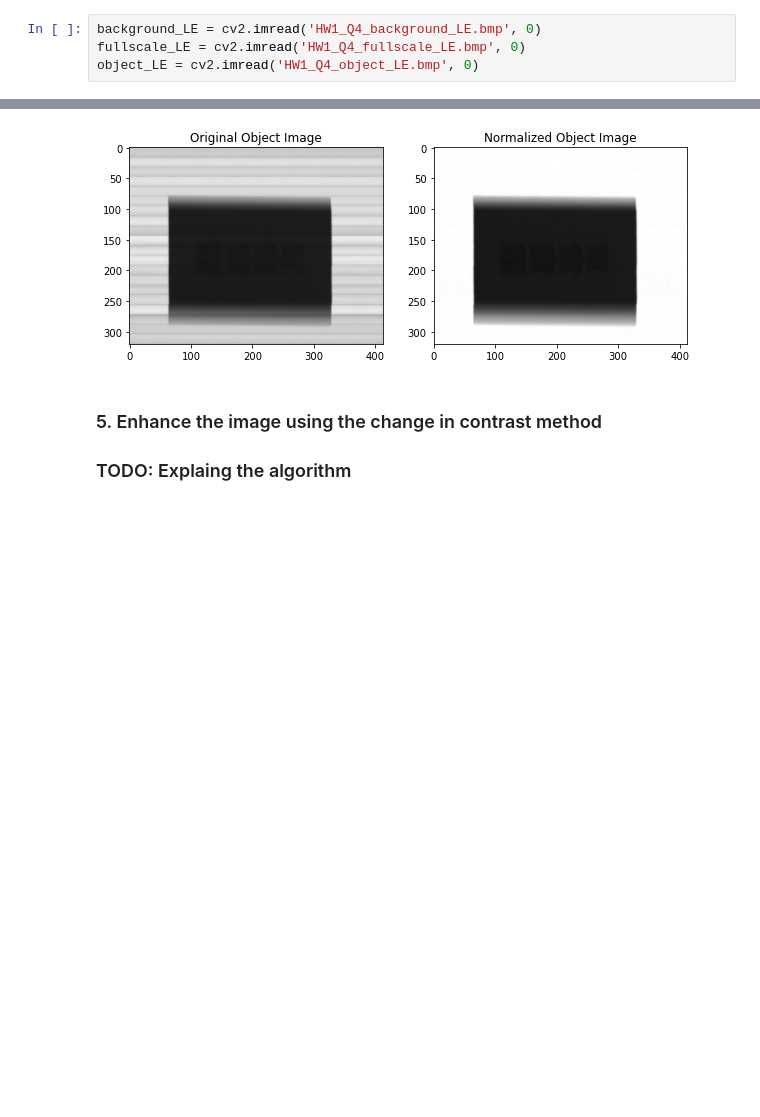
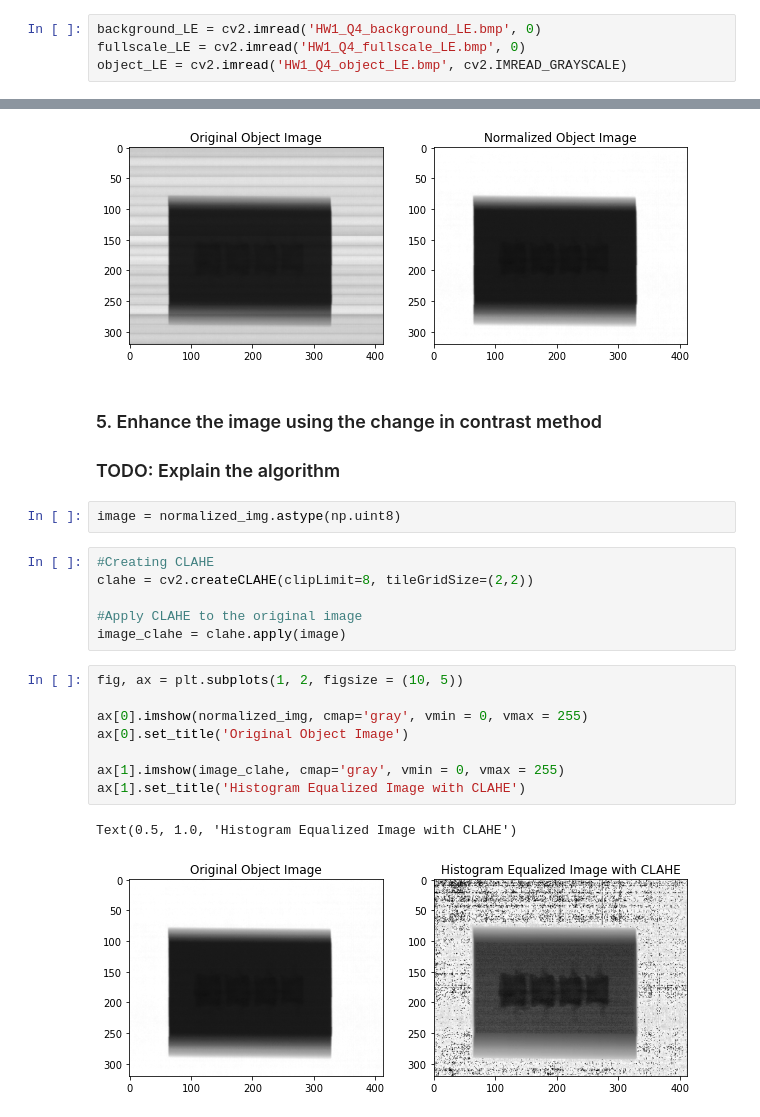
Before and after one commit to zahrasalarian/Digital-Image-Processing-for-Medical-Applications, a Jupyter notebook: HW1/pt-2.ipynb, the cells around one changed output, grey strips where cells are left out. Cells and saved outputs as stored; diff of their text form; blank space fills up the shorter version.

Commit message:
Histogram Equalized Image with CLAHE

```diff
--- a/HW1/pt-2.ipynb
+++ b/HW1/pt-2.ipynb
@@ -7,7 +7,7 @@ import matplotlib.pyplot as plt
 # %%
 background_LE = cv2.imread('HW1_Q4_background_LE.bmp', 0)
 fullscale_LE = cv2.imread('HW1_Q4_fullscale_LE.bmp', 0)
-object_LE = cv2.imread('HW1_Q4_object_LE.bmp', 0)
+object_LE = cv2.imread('HW1_Q4_object_LE.bmp', cv2.IMREAD_GRAYSCALE)
 # %%
 fig, ax = plt.subplots(1, 3, figsize = (10, 5))
 
@@ -46,4 +46,23 @@ Text(0.5, 1.0, 'Normalized Object Image')
 [figure]
 # %% [markdown]
 ### 5. Enhance the image using the change in contrast method
-### TODO: Explaing the algorithm
+### TODO: Explain the algorithm
+# %%
+image = normalized_img.astype(np.uint8)
+# %%
+#Creating CLAHE
+clahe = cv2.createCLAHE(clipLimit=8, tileGridSize=(2,2))
+
+#Apply CLAHE to the original image
+image_clahe = clahe.apply(image)
+# %%
+fig, ax = plt.subplots(1, 2, figsize = (10, 5))
+
+ax[0].imshow(normalized_img, cmap='gray', vmin = 0, vmax = 255)
+ax[0].set_title('Original Object Image')
+
+ax[1].imshow(image_clahe, cmap='gray', vmin = 0, vmax = 255)
+ax[1].set_title('Histogram Equalized Image with CLAHE')
+# %% [output]
+Text(0.5, 1.0, 'Histogram Equalized Image with CLAHE')
+[figure, added]
```
Also changed, not shown: 1 other file.
